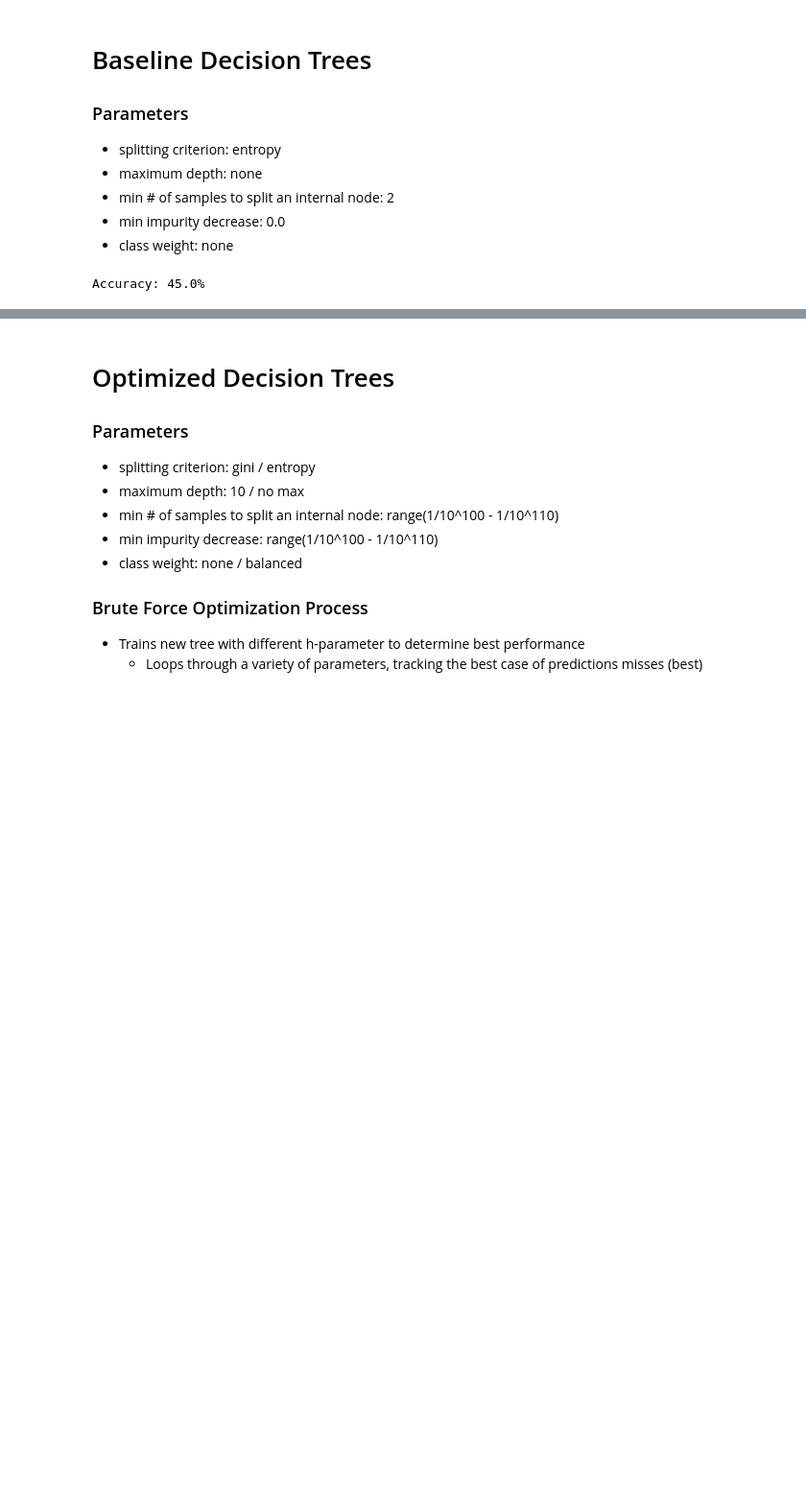
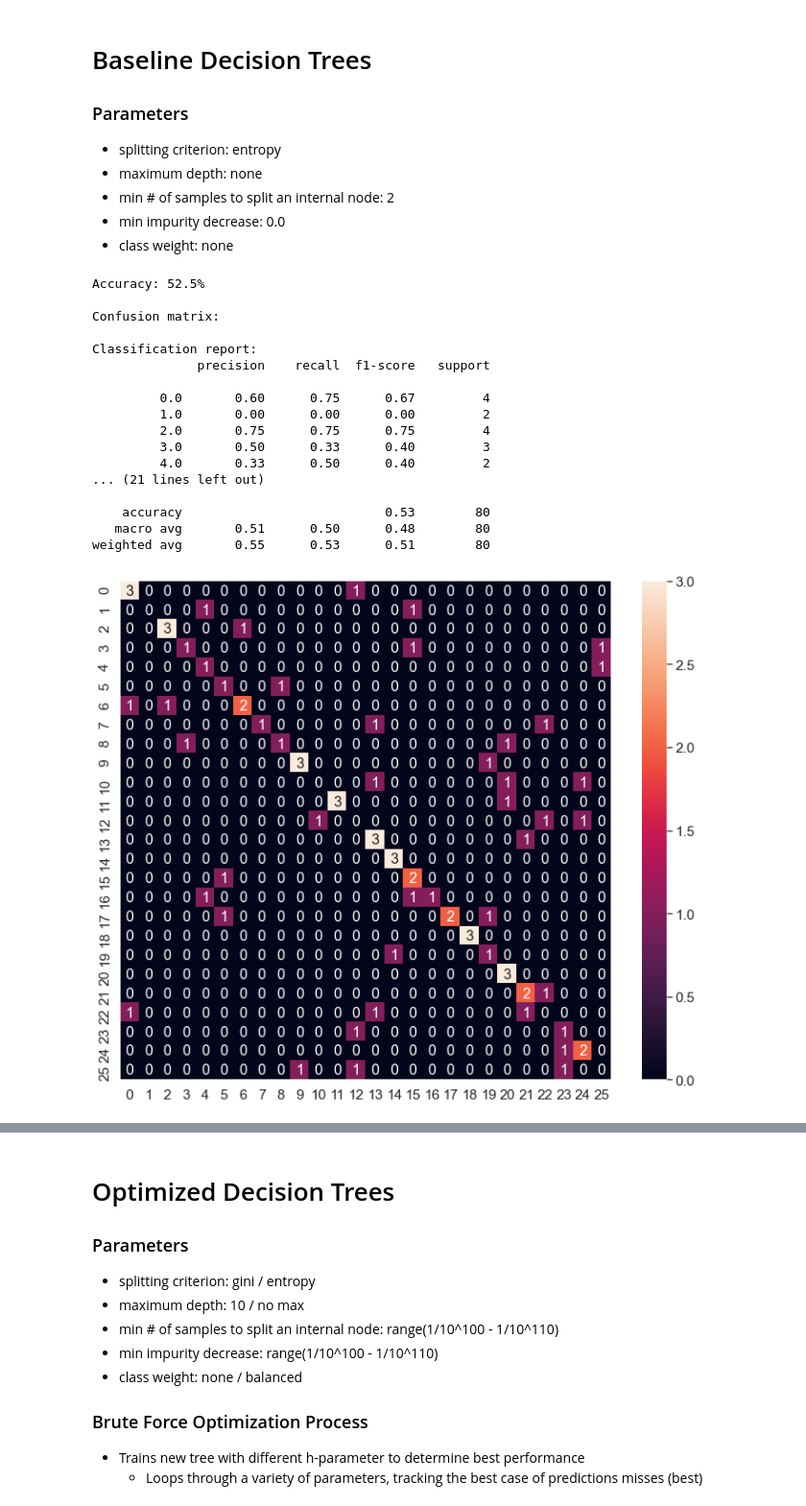
Before and after one commit to BryceHamilton/ML_Workbench, a Jupyter notebook: Assignment 1/MLbench.py.ipynb, the cells around one changed output, grey strips where cells are left out. Shown at 96% size. Cells and saved outputs as stored; diff of their text form; code cells hidden in the pictures; blank space fills up the shorter version.

```diff
--- a/Assignment 1/MLbench.py.ipynb
+++ b/Assignment 1/MLbench.py.ipynb
@@ -252,36 +291,54 @@ print(f'Accuracy: {100*((y_test == prediction).sum()/len(y_test))}%')
 # write classification report
 clsf_report = pd.DataFrame(classification_report(y_test, prediction, output_dict=True)).transpose()
 clsf_report.to_csv('output/Base-DT-DS1.csv', index= True)
 
 # write the predictions
 with open('output/Base-DT-DS1.csv', 'a', newline='') as csvfile:
     writer = csv.writer(csvfile)
     for entry in range(prediction.size):
         writer.writerow([entry, int(prediction[entry])])
 
 # get confusion matrix
 labels = list(data_1.keys())
 array = confusion_matrix(y_test, prediction, labels)
 # append confusion matrix
 with open("output/Base-DT-DS1.csv", "a") as csvfile:
     writer = csv.writer(csvfile)
     writer.writerows(array)
 
 
 #Plot confusion matrix: evaluates the quality of the output of the classifier
 print("\n" + "Confusion matrix:")
 df_cm = pd.DataFrame(array, range(26), range(26))
 plt.figure(figsize=(12,10))
 sn.set(font_scale=1.4) # for label size
 sn.heatmap(df_cm, annot=True, annot_kws={"size": 16}) # font size
 plt.show()
 
 # show precision, recall, f1-score, etc
 print("\n" + "Classification report:")
-report = classification_report(y_test, prediction)
-print(report)
+BaseDT1Report = classification_report(y_test, prediction)
+print(BaseDT1Report)
+BaseDT1Report = classification_report(y_test, prediction, output_dict=True)
 # %% [output]
-Accuracy: 45.0%
+Accuracy: 52.5%
+
+Confusion matrix:
+
+Classification report:
+              precision    recall  f1-score   support
+
+         0.0       0.60      0.75      0.67         4
+         1.0       0.00      0.00      0.00         2
+         2.0       0.75      0.75      0.75         4
+         3.0       0.50      0.33      0.40         3
+         4.0       0.33      0.50      0.40         2
+... (21 lines left out)
+
+    accuracy                           0.53        80
+   macro avg       0.51      0.50      0.48        80
+weighted avg       0.55      0.53      0.51        80
+[figure, added]
 # %%
 # Base-DT-DS2
 x_train = train_data_2[ :, :-1]
```
Also changed, not shown: parts of 17 cells of this notebook, 12 other files.
